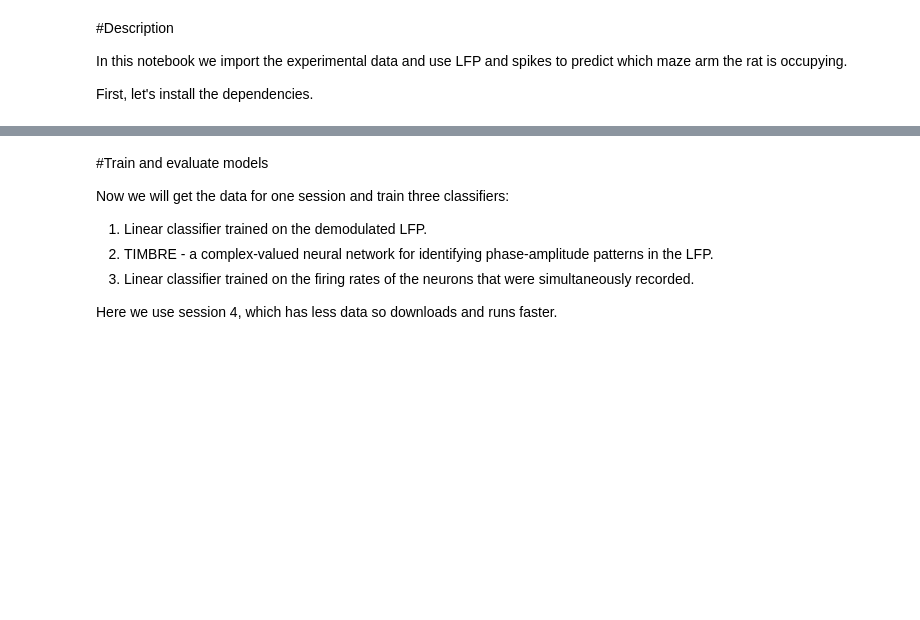
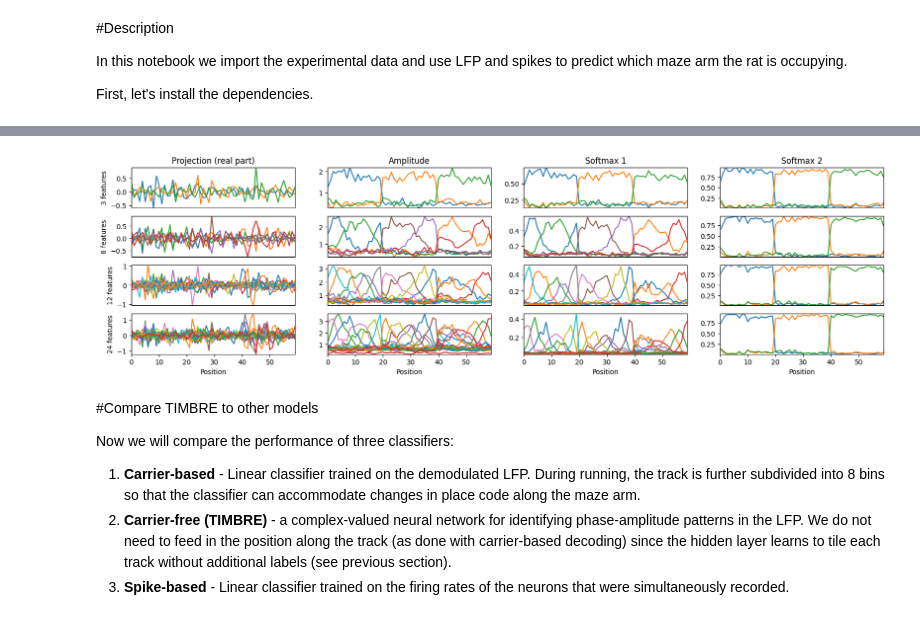
Before and after one commit to beatLaboratory/TIMBRE, a Jupyter notebook: LFP_demo.ipynb, the cells around one changed output, grey strips where cells are left out. Cells and saved outputs as stored; diff of their text form; code cells hidden in the pictures; blank space fills up the shorter version.

```diff
--- a/LFP_demo.ipynb
+++ b/LFP_demo.ipynb
@@ -29,0 +45,33 @@ Successfully installed keras-complex-0.2.3
+# %%
+import matplotlib.pyplot as plt
+
+fig,axs = plt.subplots(4,4,figsize=(20,5))
+
+trial_phase = 1
+n_folds = 5
+which_fold = 0
+
+test_inds, train_inds = helpers.test_train(data['lapID'],trial_phase,n_folds,which_fold) #only test 1 fold per session
+wLFPs,_,_ = helpers.whiten(LFPs,train_inds)
+
+n_bins = 20
+pos_binned = helpers.group_by_pos(data['lapID'][:,4],n_bins,train_inds) #Convert position along the track into discrete bins.
+arm_and_pos_binned = data['lapID'][:,1]*n_bins+pos_binned             #Represent arm x position as integer between 0-19 (arm 1), 20-39 (arm 2), 40-59 (arm 3)
+
+titles = ['Projection (real part)','Amplitude','Softmax 1','Softmax 2 (Output)'];
+for i in range(axs.shape[0]):                                         #try 4 different hidden layer sizes
+  m,_,_ = helpers.TIMBRE(wLFPs,data['lapID'][:,1],test_inds,train_inds,hidden_nodes=3*2**i) #train network
+  for j in range(axs.shape[1]):                                       #Loop through each layer
+    p = helpers.layer_output(wLFPs[test_inds],m,j)                    #Calculate layer's response to input, using only test data
+    if j == 0:
+      p = p[:,:p.shape[1]//2] #just get real component for complex-valued output
+      axs[i,0].set_ylabel(str(3*2**i) + ' features');
+    if i == 0:
+      axs[0,j].set_title((titles[j]));
+    axs[i,j].plot(helpers.accumarray(arm_and_pos_binned[test_inds],p)); #plot mean response of layer to test data as a function of position
+    axs[i,j].autoscale(enable=True, axis='both', tight=True);
+    if i < axs.shape[0]-1:
+      axs[i,j].set_xticks([]);
+    else:
+      axs[i,j].set_xlabel('Position');
+# %% [output]
@@ -30,9 +94,8 @@ Successfully installed keras-complex-0.2.3
+[figure, added]
 # %% [markdown]
-#Train and evaluate models
+#Compare TIMBRE to other models
 
-Now we will get the data for one session and train three classifiers:
-1.   Linear classifier trained on the demodulated LFP.
-2.   TIMBRE - a complex-valued neural network for identifying phase-amplitude patterns in the LFP.
-3.   Linear classifier trained on the firing rates of the neurons that were simultaneously recorded.
-
-Here we use session 4, which has less data so downloads and runs faster.
+Now we will compare the performance of three classifiers:
+1.   **Carrier-based** - Linear classifier trained on the demodulated LFP. During running, the track is further subdivided into 8 bins so that the classifier can accommodate changes in place code along the maze arm.
+2.   **Carrier-free (TIMBRE)** - a complex-valued neural network for identifying phase-amplitude patterns in the LFP. We do not need to feed in the position along the track (as done with carrier-based decoding) since the hidden layer learns to tile each track without additional labels (see previous section).
+3.   **Spike-based** - Linear classifier trained on the firing rates of the neurons that were simultaneously recorded.
```
Also changed, not shown: parts of 9 cells of this notebook.
